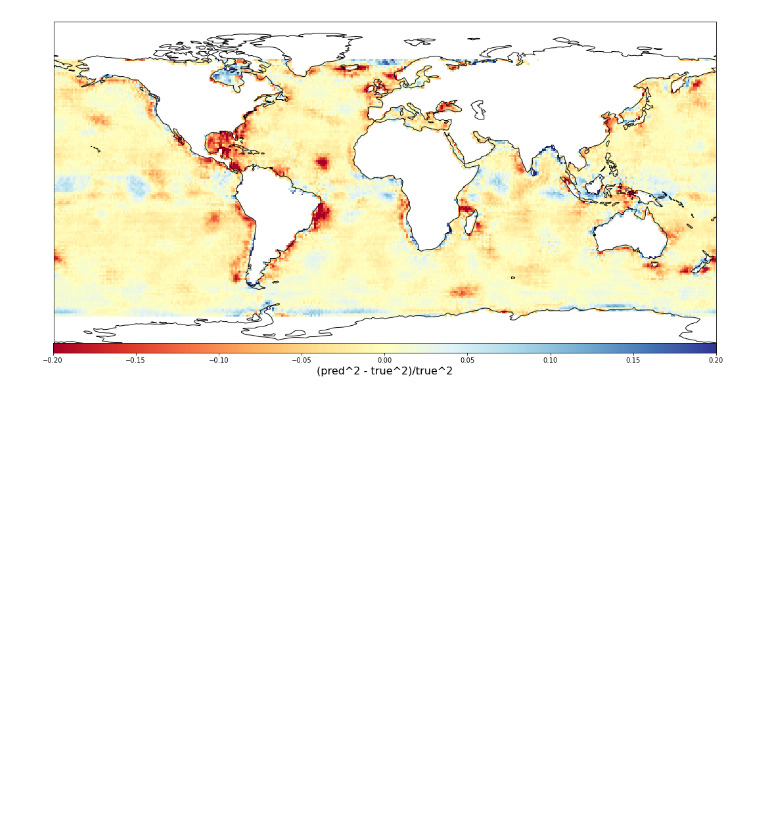
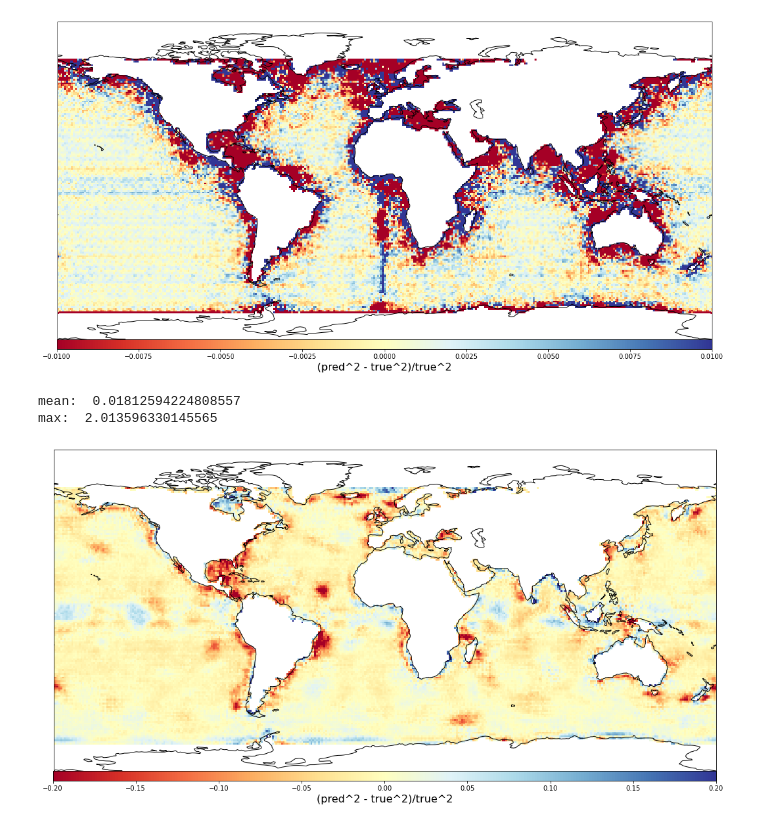
Before and after one commit to FolkeKS/DL-normalization, a Jupyter notebook: notebooks/plot_results.ipynb, the cells around one changed output. Saved outputs shown, nothing was run; the diff lists cells and outputs as text; code cells hidden in the pictures; blank space fills up the shorter version.

```diff
--- a/notebooks/plot_results.ipynb
+++ b/notebooks/plot_results.ipynb
@@ -66,3 +95,31 @@ max:  1.432220056340435
+# %%
+model = unet.Unet.load_from_checkpoint("results/wandb/learning_curve/9uqpnr1k/checkpoints/epoch=442-val_loss=0.00010.ckpt")
+std = model.norm_std
+mean = model.norm_mean
+dir_path="data/processed/isotropic_noise100_samples_standardize/train/X/"
+eps = np.empty((len(os.listdir(dir_path)),160,360))
+for i,file_list in enumerate(os.listdir(dir_path)):
+    X=np.load(dir_path+file_list)['arr_0']
+    X=torch.from_numpy(X[np.newaxis,:]).float()
+    X = X[:,:,10:-10,:]
+    Y=np.load("data/processed/isotropic_noise100_samples_standardize/train/Y/" + file_list.split(".")[0]+"_norm_coeffs.npz")['arr_0']
+    Y = Y[10:-10,:]*std + mean
+    Y_pred = model.forward(X).detach().numpy()[0,0,:,44:-44]*std + mean
+    aux = (Y_pred**2 - Y**2)/Y**2
+    eps[i,:,:] = np.ma.masked_array(aux, mask[10:-10,:])
+# %%
+importlib.reload(dsp)
+lon = np.arange(-180, 180)
+lat = np.arange(-80, 80)
+lon2d, lat2d = np.meshgrid(lon, lat)
+dsp.plot_error_globe(np.ma.masked_array(np.mean(eps,axis=0), mask[10:-10,:]), lon2d, lat2d,vmin=-0.01,vmax=0.01,cmap="RdYlBu",
+                     cmap_title="(pred^2 - true^2)/true^2")
+print("mean: ",np.mean(np.abs(np.ma.masked_array(np.mean(eps,axis=0), mask[10:-10,:]))))
+print("max: ",np.max(np.abs(np.ma.masked_array(np.mean(eps,axis=0), mask[10:-10,:]))))
+# %% [output]
+[figure, added]
+mean:  0.01812594224808557
+max:  2.013596330145565
 # %%
 importlib.reload(un)
 model = un.Unet.load_from_checkpoint("wandb_learning_curve/learning_curve/3n7ot3jq/checkpoints/epoch=9051.ckpt")
```
Also changed, not shown: parts of 7 cells of this notebook, 9 other files.
